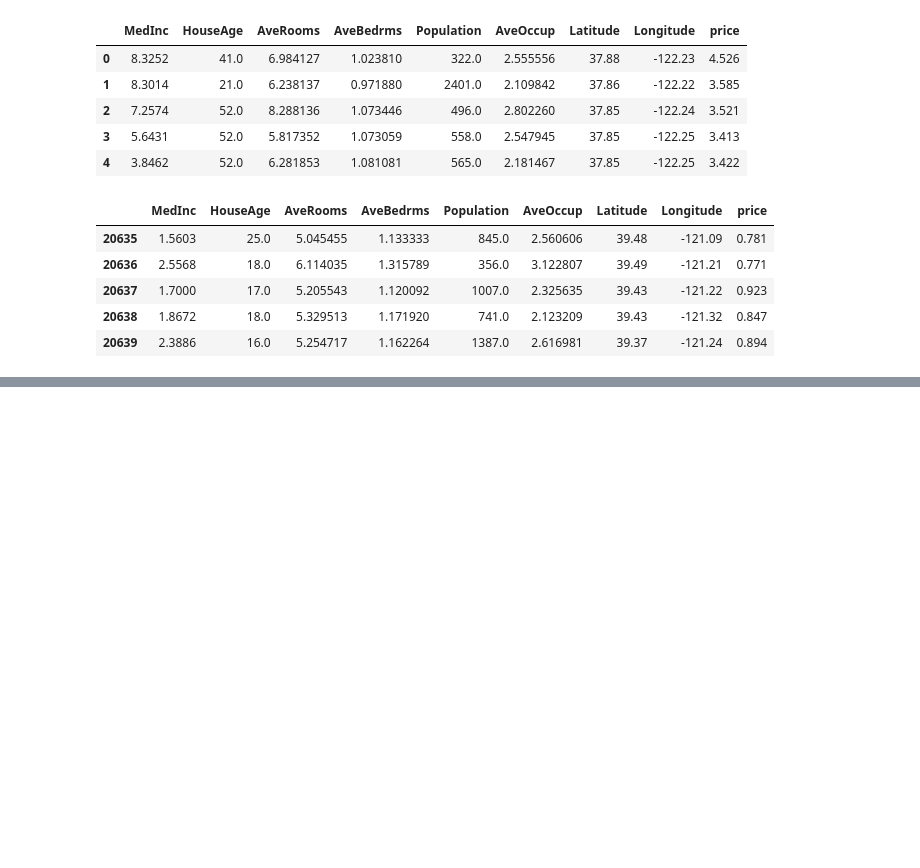
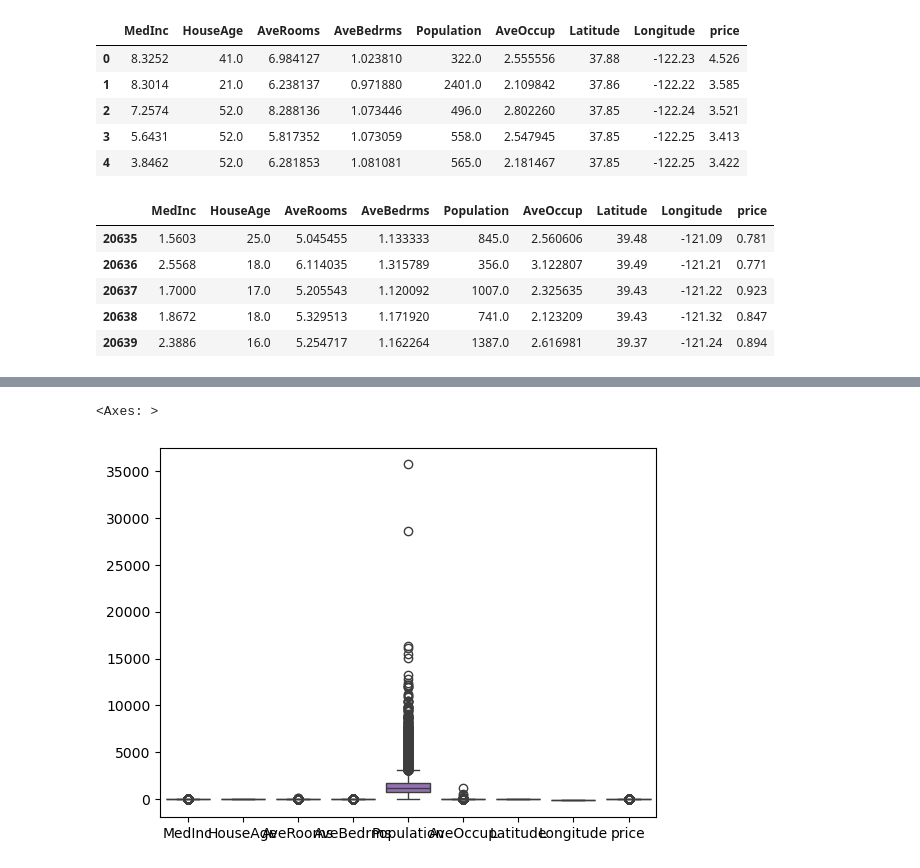
Before and after one commit to Anubhavpq/GFG_Data_Analysis, a Jupyter notebook: GEEKAnalysis/PROJECTS/House_prediction.ipynb/house_prediction.ipynb, the cells around one changed output, grey strips where cells are left out. Saved outputs shown, nothing was run; the diff lists cells and outputs as text; code cells hidden in the pictures; blank space fills up the shorter version.

```diff
--- a/GEEKAnalysis/PROJECTS/House_prediction.ipynb/house_prediction.ipynb
+++ b/GEEKAnalysis/PROJECTS/House_prediction.ipynb/house_prediction.ipynb
@@ -105,0 +128,6 @@ dataset.describe()
+# %%
+sns.boxplot(dataset)
+#sns.pairplot(dataset)
+# %% [output]
+<Axes: >
+[figure, added]
```
Also changed, not shown: parts of 13 cells of this notebook, 4 other files.
